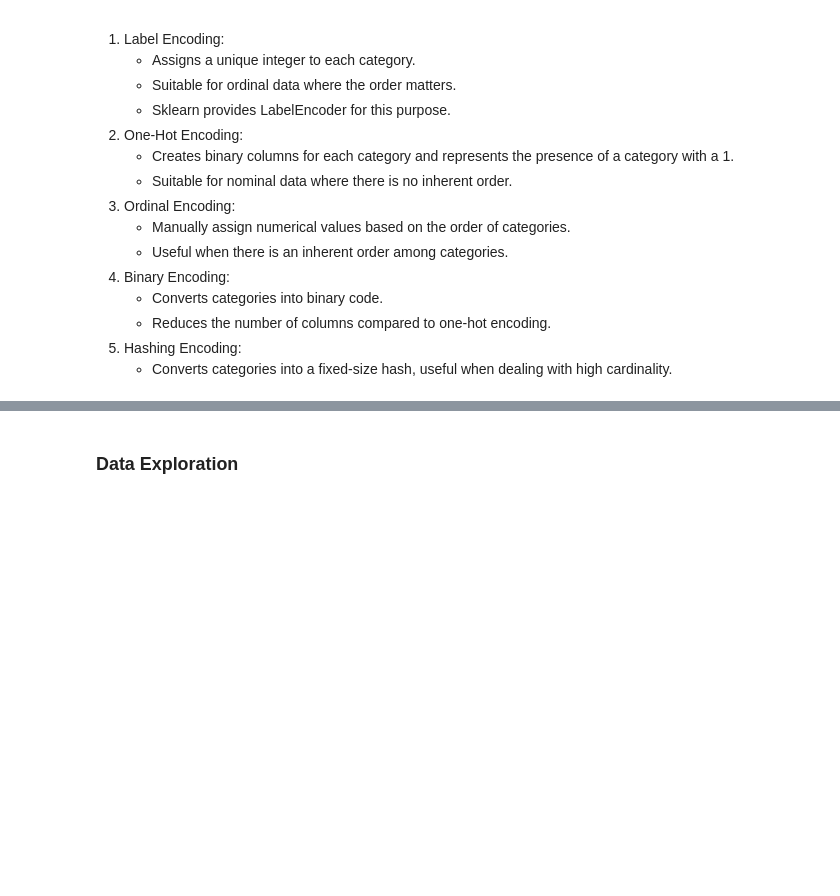
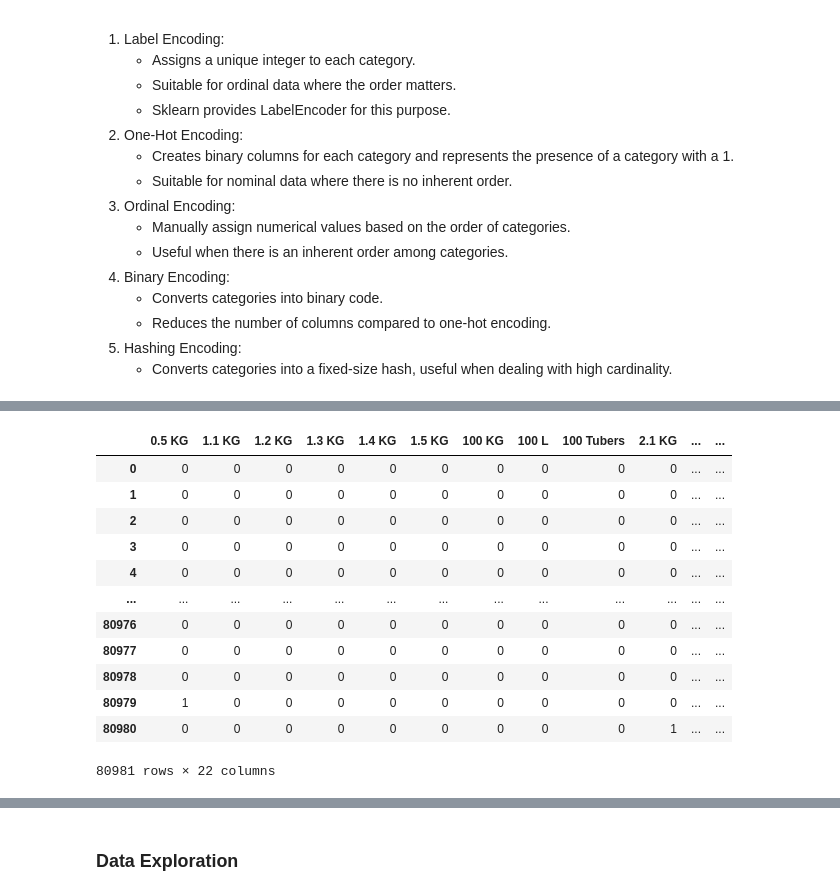
Before and after one commit to Bharadwaj-Sathya/AI, a Jupyter notebook: MachineLearning/SupervisedLearning/Regression/MultipleLinearRegression/Project/MultipleLinearRegressin.ipynb, the cells around one changed output, grey strips where cells are left out. Drawn from its saved outputs; the diff is of its cells as text; code cells hidden in the pictures; blank space fills up the shorter version.

```diff
--- a/MachineLearning/SupervisedLearning/Regression/MultipleLinearRegression/Project/MultipleLinearRegressin.ipynb
+++ b/MachineLearning/SupervisedLearning/Regression/MultipleLinearRegression/Project/MultipleLinearRegressin.ipynb
@@ -242,3 +360,6 @@ data
+# %%
+# Removing Outlier column
+raw_data.drop('Currency',  axis=1, inplace=True)
 # %% [markdown]
 ### Encoding categorical data
 
@@ -265,0 +435,16 @@ Encoding categorical data is a crucial step in preparing data for machine learni
+# %%
+pd.get_dummies(raw_data['Unit'])
+# %% [output]
+|  | 0.5 KG | 1.1 KG | 1.2 KG | 1.3 KG | 1.4 KG | 1.5 KG | 100 KG | 100 L | 100 Tubers | 2.1 KG | ... | ... |
+| 0 | 0 | 0 | 0 | 0 | 0 | 0 | 0 | 0 | 0 | 0 | ... | ... |
+| 1 | 0 | 0 | 0 | 0 | 0 | 0 | 0 | 0 | 0 | 0 | ... | ... |
+| 2 | 0 | 0 | 0 | 0 | 0 | 0 | 0 | 0 | 0 | 0 | ... | ... |
+| 3 | 0 | 0 | 0 | 0 | 0 | 0 | 0 | 0 | 0 | 0 | ... | ... |
+| 4 | 0 | 0 | 0 | 0 | 0 | 0 | 0 | 0 | 0 | 0 | ... | ... |
+| ... | ... | ... | ... | ... | ... | ... | ... | ... | ... | ... | ... | ... |
+| 80976 | 0 | 0 | 0 | 0 | 0 | 0 | 0 | 0 | 0 | 0 | ... | ... |
+| 80977 | 0 | 0 | 0 | 0 | 0 | 0 | 0 | 0 | 0 | 0 | ... | ... |
+| 80978 | 0 | 0 | 0 | 0 | 0 | 0 | 0 | 0 | 0 | 0 | ... | ... |
+| 80979 | 1 | 0 | 0 | 0 | 0 | 0 | 0 | 0 | 0 | 0 | ... | ... |
+| 80980 | 0 | 0 | 0 | 0 | 0 | 0 | 0 | 0 | 0 | 1 | ... | ... |
+80981 rows × 22 columns
```
Also changed, not shown: parts of 51 cells of this notebook.
